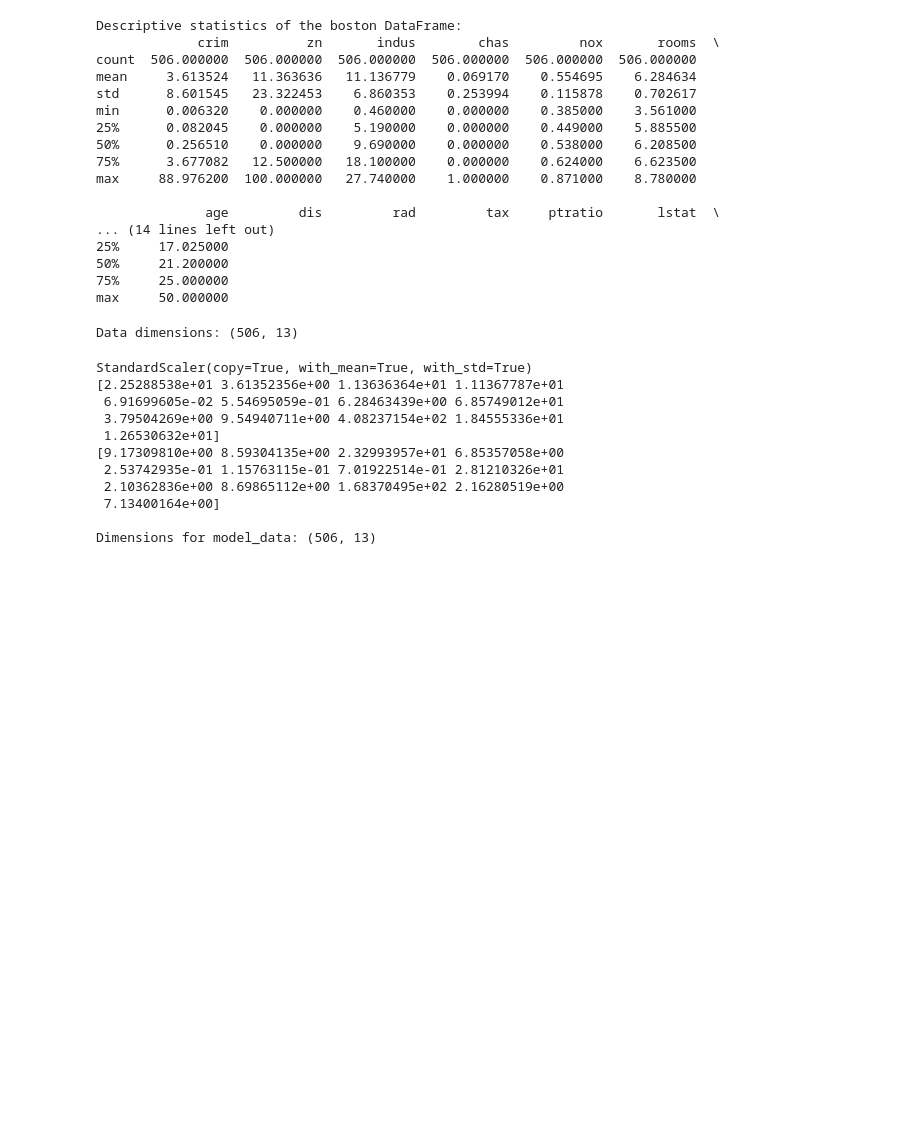
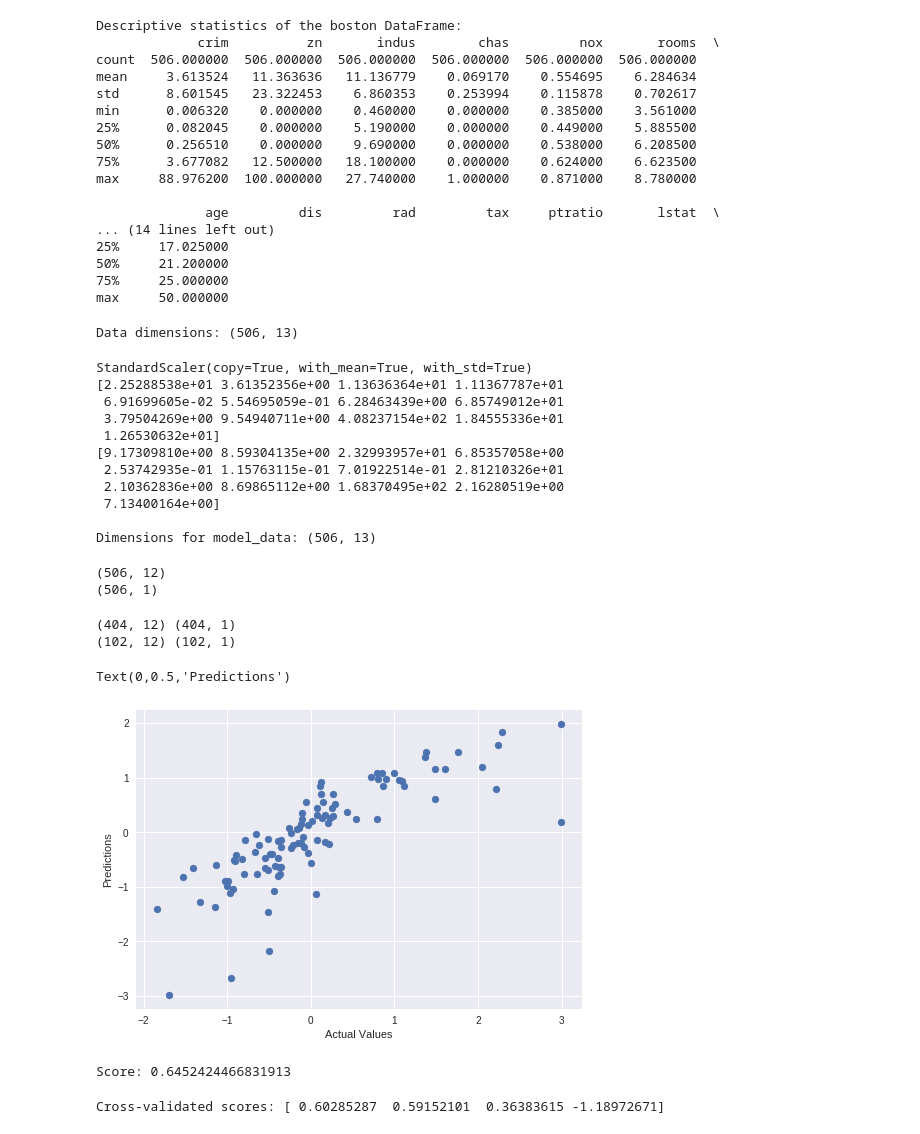
Before and after one commit to patrickjboldt/PREDICT_422, a Jupyter notebook: Assignment_3.ipynb, the cells around one changed output. Saved outputs shown, nothing was run; the diff lists cells and outputs as text; code cells hidden in the pictures; blank space fills up the shorter version.

```diff
--- a/Assignment_3.ipynb
+++ b/Assignment_3.ipynb
@@ -162,3 +162,52 @@ StandardScaler(copy=True, with_mean=True, with_std=True)
  7.13400164e+00]
 
 Dimensions for model_data: (506, 13)
+# %%
+model_1_x = pd.DataFrame(data=model_data[:,1:])
+model_1_y = pd.DataFrame(data=model_data[:,0])
+
+print(model_1_x.shape)
+print(model_1_y.shape)
+# %% [output]
+(506, 12)
+(506, 1)
+# %%
+from sklearn.model_selection import train_test_split
+# create training and testing vars
+X_train, X_test, y_train, y_test = train_test_split(model_1_x, model_1_y, test_size=0.2)
+print(X_train.shape, y_train.shape)
+print(X_test.shape, y_test.shape)
+# %% [output]
+(404, 12) (404, 1)
+(102, 12) (102, 1)
+# %%
+# fit a model
+from sklearn import datasets, linear_model
+
+lm = linear_model.LinearRegression()
+model_1 = lm.fit(X_train, y_train)
+predictions = lm.predict(X_test)
+# %%
+## The line / model
+from matplotlib import pyplot as plt
+
+plt.scatter(y_test, predictions)
+plt.xlabel('Actual Values')
+plt.ylabel('Predictions')
+# %% [output]
+Text(0,0.5,'Predictions')
+[figure, added]
+# %%
+print ('Score:', model_1.score(X_test, y_test))
+# %% [output]
+Score: 0.6452424466831913
+# %%
+# Necessary imports:
+from sklearn.cross_validation import cross_val_score, cross_val_predict
+from sklearn import metrics
+
+# Perform 5-fold cross validation
+scores = cross_val_score(model_1 ,model_1_x, model_1_y, cv=4)
+print('Cross-validated scores:', scores)
+# %% [output]
+Cross-validated scores: [ 0.60285287  0.59152101  0.36383615 -1.18972671]
```
Also changed, not shown: parts of 1 cell of this notebook.
